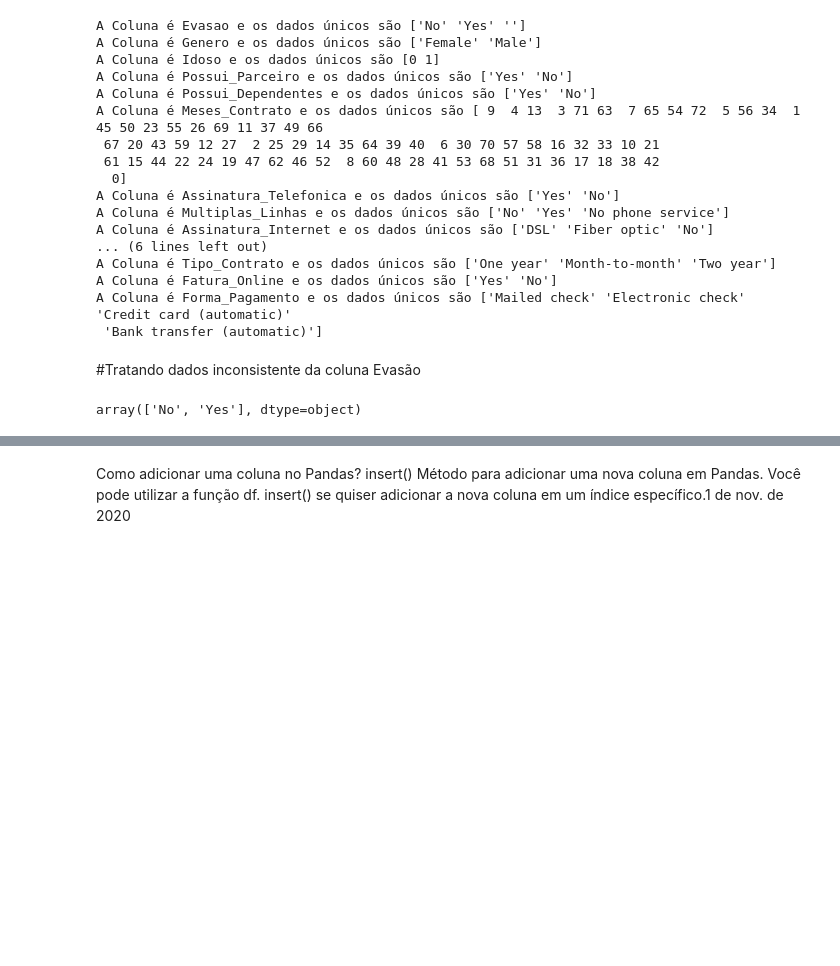
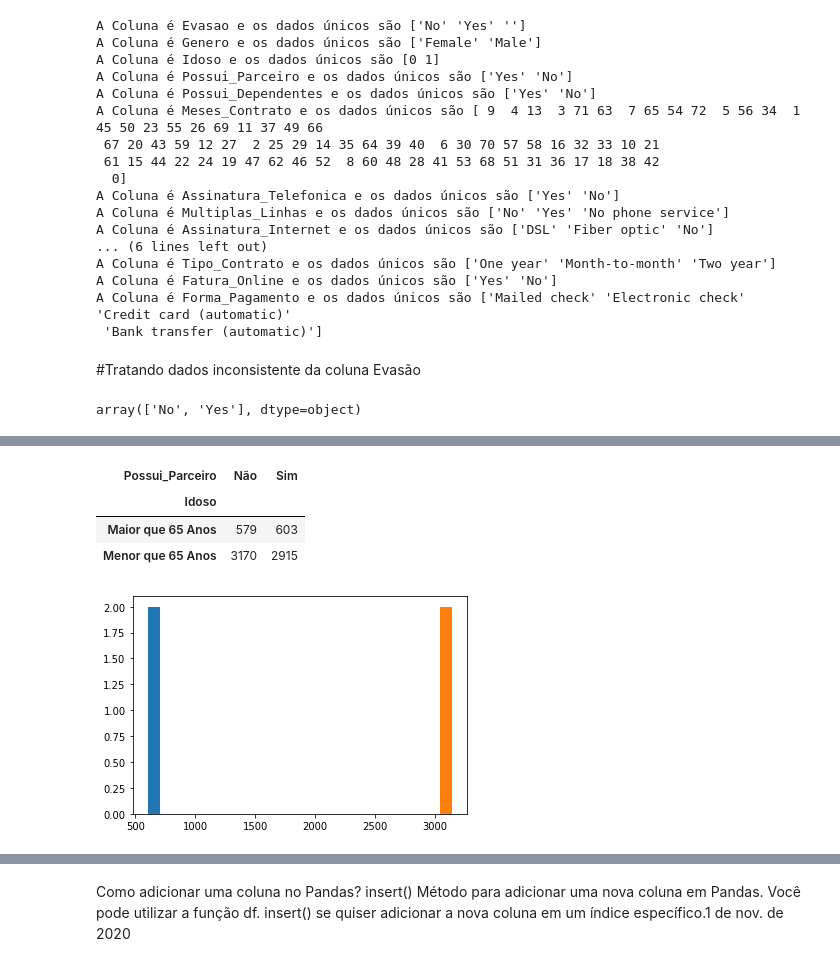
Before and after one commit to wellingtonsouza32/ChallengeAlura, a Jupyter notebook: challenge_semana_1.ipynb, the cells around one changed output, grey strips where cells are left out. Cells and saved outputs as stored; diff of their text form; code cells hidden in the pictures; blank space fills up the shorter version.

```diff
--- a/challenge_semana_1.ipynb
+++ b/challenge_semana_1.ipynb
@@ -359,0 +406,17 @@ len(evasao_clientes)
+# %%
+parceiro = df_aluravoz['Possui_Parceiro'].apply(lambda x:'Sim' if x == 'Yes' else
+                                                      'Não')
+# relac_idoso_parceiro = pd.concat([parceiro, idoso], axis=1)
+# relac_idoso_parceiro
+frequencia = pd.crosstab(idoso,parceiro)
+frequencia
+# %% [output]
+| Possui_Parceiro | Não | Sim |
+| Idoso |  |  |
+| Maior que 65 Anos | 579 | 603 |
+| Menor que 65 Anos | 3170 | 2915 |
+# %%
+plt.hist(frequencia)
+plt.show()
+# %% [output]
+[figure, added]
```
Also changed, not shown: parts of 16 cells of this notebook.
